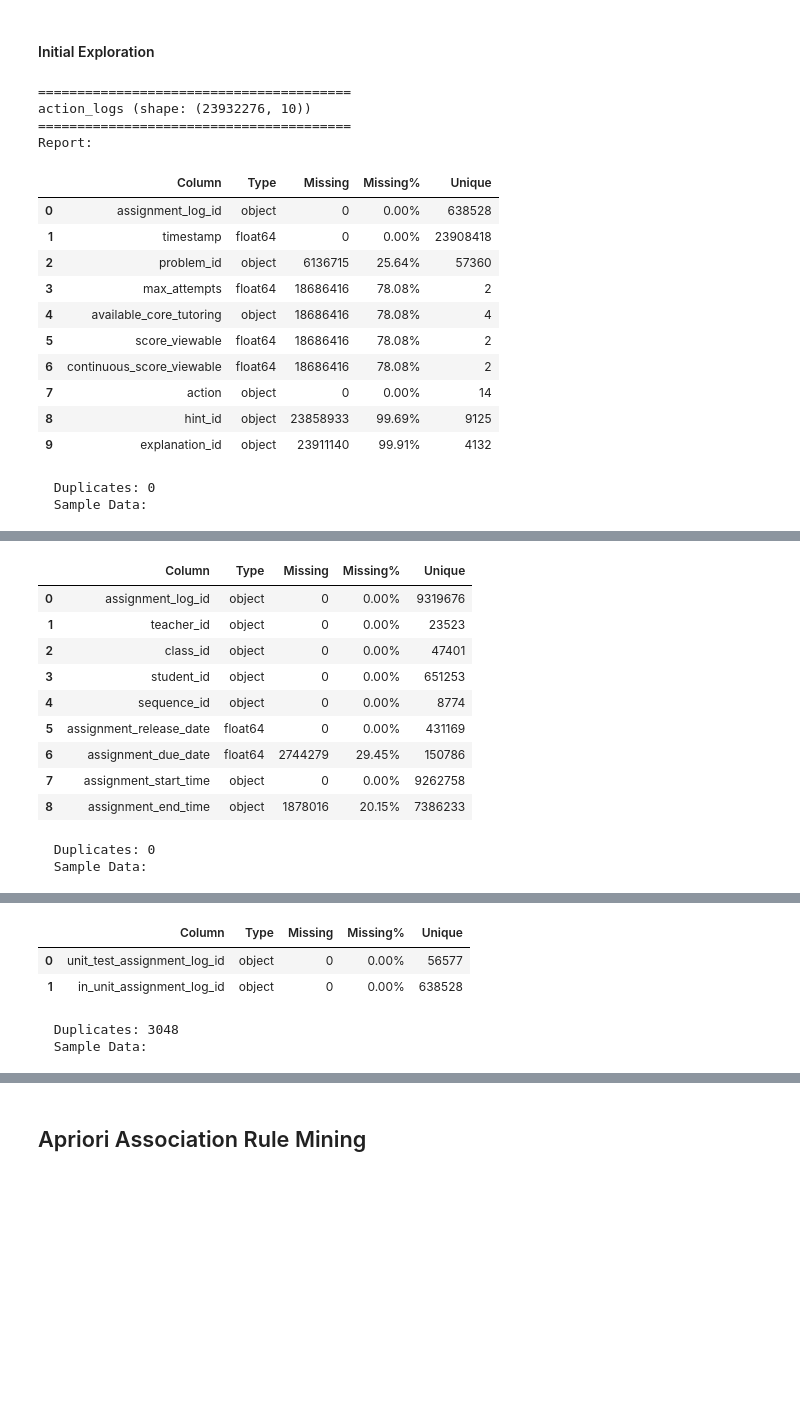
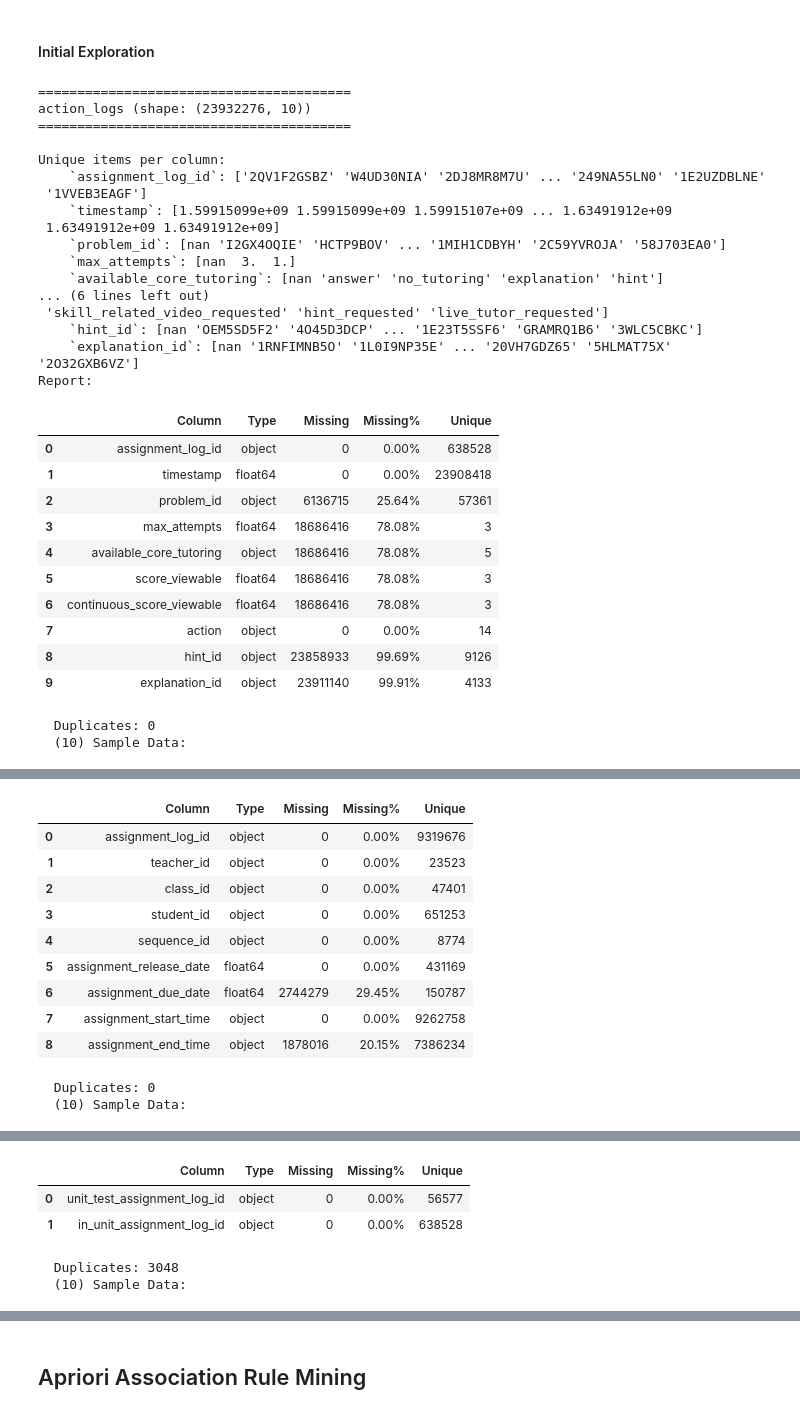
Before and after one commit to caineirb/CSC172-AssociationMining-Bautista, a Jupyter notebook: notebooks/asm_apriori.ipynb, the cells around one changed output, grey strips where cells are left out. Cells and saved outputs as stored; diff of their text form; code cells hidden in the pictures; blank space fills up the shorter version.

```diff
--- a/notebooks/asm_apriori.ipynb
+++ b/notebooks/asm_apriori.ipynb
@@ -28,12 +24,3 @@ warnings.filterwarnings('ignore')
-# %%
-plt.style.use('seaborn-v0_8-darkgrid')
-plt.rcParams.update({
-    "figure.autolayout": True,
-    "axes.titleweight": "bold"
-})
-sns.set_palette("husl")
-pd.set_option('display.max_columns', None)
-pd.set_option('display.float_format', lambda x: f'{x:.4f}')
 # %% [markdown]
 ### Process Configuration Classes
 # %%
@@ -227,11 +98,10 @@ csv_files = sorted(ProcessingConfig.dataset_folder.glob('*.csv'))
 print(f"\nData folder: {ProcessingConfig.dataset_folder.absolute()}")
 print(f"Found {len(csv_files)} CSV files:\nOnly included {len(ProcessingConfig.include_files)} files.")
 
-csv_files = [csv_file for csv_file in csv_files if csv_file.name in ProcessingConfig.include_files]
-for f in csv_files:
-    size_mb = f.stat().st_size / 1024 / 1024
-    included = f.name in ProcessingConfig.include_files
-    print(f"  {f.name:<45} {size_mb:>10.2f} MB")
+csv_files = {csv_file.stem: csv_file for csv_file in csv_files if csv_file.name in ProcessingConfig.include_files}
+for name, csv in csv_files.items():
+    size_mb = csv.stat().st_size / 1024 / 1024
+    print(f"  {csv.name:<45} {size_mb:>10.2f} MB")
 # %% [output]
 Data folder: /mnt/41A664F31125B500/Personal/Academics/4th_Year/1st_Sem/CSC172_Data_Mining_and_Analysis/CSC172-AssociationMining-Bautista/notebooks/../dataset
 Found 10 CSV files:
@@ -251,26 +117,41 @@ data_frames = {f_name.stem: pd.read_csv(f_name) for f_name in csv_files}
 # %% [markdown]
 #### Initial Exploration
 # %%
-for key, df in data_frames.items():
-    df_exploration(key, df)
-    for col in df.columns:
-        print(f"Column `{col}`: {col_exploration(df[col])}")
+for name, csv in csv_files.items():
+    df = pd.read_csv(csv)
+    df_exploration(name, df)
+
+    del df
+    gc.collect()
 # %% [output]
 ========================================
 action_logs (shape: (23932276, 10))
 ========================================
+
+Unique items per column:
+    `assignment_log_id`: ['2QV1F2GSBZ' 'W4UD30NIA' '2DJ8MR8M7U' ... '249NA55LN0' '1E2UZDBLNE'
+ '1VVEB3EAGF']
+    `timestamp`: [1.59915099e+09 1.59915099e+09 1.59915107e+09 ... 1.63491912e+09
+ 1.63491912e+09 1.63491912e+09]
+    `problem_id`: [nan 'I2GX4OQIE' 'HCTP9BOV' ... '1MIH1CDBYH' '2C59YVROJA' '58J703EA0']
+    `max_attempts`: [nan  3.  1.]
+    `available_core_tutoring`: [nan 'answer' 'no_tutoring' 'explanation' 'hint']
+... (6 lines left out)
+ 'skill_related_video_requested' 'hint_requested' 'live_tutor_requested']
+    `hint_id`: [nan 'OEM5SD5F2' '4O45D3DCP' ... '1E23T5SSF6' 'GRAMRQ1B6' '3WLC5CBKC']
+    `explanation_id`: [nan '1RNFIMNB5O' '1L0I9NP35E' ... '20VH7GDZ65' '5HLMAT75X' '2O32GXB6VZ']
 Report:
 |  | Column | Type | Missing | Missing% | Unique |
 | 0 | assignment_log_id | object | 0 | 0.00% | 638528 |
 | 1 | timestamp | float64 | 0 | 0.00% | 23908418 |
-| 2 | problem_id | object | 6136715 | 25.64% | 57360 |
-| 3 | max_attempts | float64 | 18686416 | 78.08% | 2 |
-| 4 | available_core_tutoring | object | 18686416 | 78.08% | 4 |
-| 5 | score_viewable | float64 | 18686416 | 78.08% | 2 |
-| 6 | continuous_score_viewable | float64 | 18686416 | 78.08% | 2 |
+| 2 | problem_id | object | 6136715 | 25.64% | 57361 |
+| 3 | max_attempts | float64 | 18686416 | 78.08% | 3 |
+| 4 | available_core_tutoring | object | 18686416 | 78.08% | 5 |
+| 5 | score_viewable | float64 | 18686416 | 78.08% | 3 |
+| 6 | continuous_score_viewable | float64 | 18686416 | 78.08% | 3 |
 | 7 | action | object | 0 | 0.00% | 14 |
-| 8 | hint_id | object | 23858933 | 99.69% | 9125 |
-| 9 | explanation_id | object | 23911140 | 99.91% | 4132 |
+| 8 | hint_id | object | 23858933 | 99.69% | 9126 |
+| 9 | explanation_id | object | 23911140 | 99.91% | 4133 |
   Duplicates: 0
-  Sample Data:
+  (10) Sample Data:
 |  | assignment_log_id | timestamp | problem_id | max_attempts | available_core_tutoring | score_viewable | ... |
@@ -311,9 +189,9 @@ Report:
 | 3 | student_id | object | 0 | 0.00% | 651253 |
 | 4 | sequence_id | object | 0 | 0.00% | 8774 |
 | 5 | assignment_release_date | float64 | 0 | 0.00% | 431169 |
-| 6 | assignment_due_date | float64 | 2744279 | 29.45% | 150786 |
+| 6 | assignment_due_date | float64 | 2744279 | 29.45% | 150787 |
 | 7 | assignment_start_time | object | 0 | 0.00% | 9262758 |
-| 8 | assignment_end_time | object | 1878016 | 20.15% | 7386233 |
+| 8 | assignment_end_time | object | 1878016 | 20.15% | 7386234 |
   Duplicates: 0
-  Sample Data:
+  (10) Sample Data:
 |  | assignment_log_id | teacher_id | class_id | student_id | sequence_id | assignment_release_date | ... |
@@ -348,7 +219,7 @@ Report:
 | 0 | unit_test_assignment_log_id | object | 0 | 0.00% | 56577 |
 | 1 | in_unit_assignment_log_id | object | 0 | 0.00% | 638528 |
   Duplicates: 3048
-  Sample Data:
+  (10) Sample Data:
 |  | unit_test_assignment_log_id | in_unit_assignment_log_id |
 | 0 | 7FGC8P0F1 | V6YXT3UG |
 | 1 | 15KQFID5U5 | 1TFFYMT814 |
```
Also changed, not shown: parts of 36 cells of this notebook, 12 other files.
